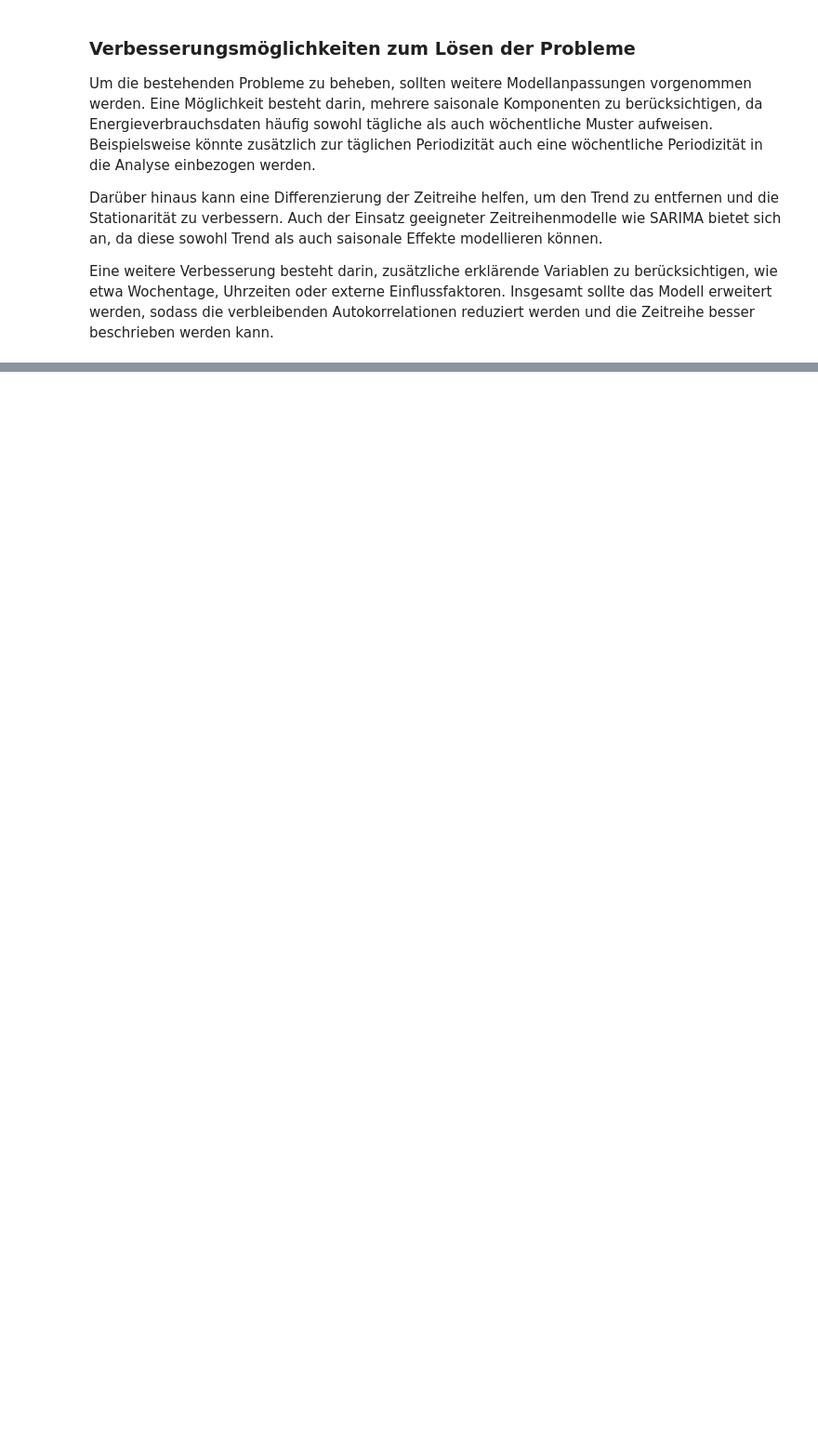
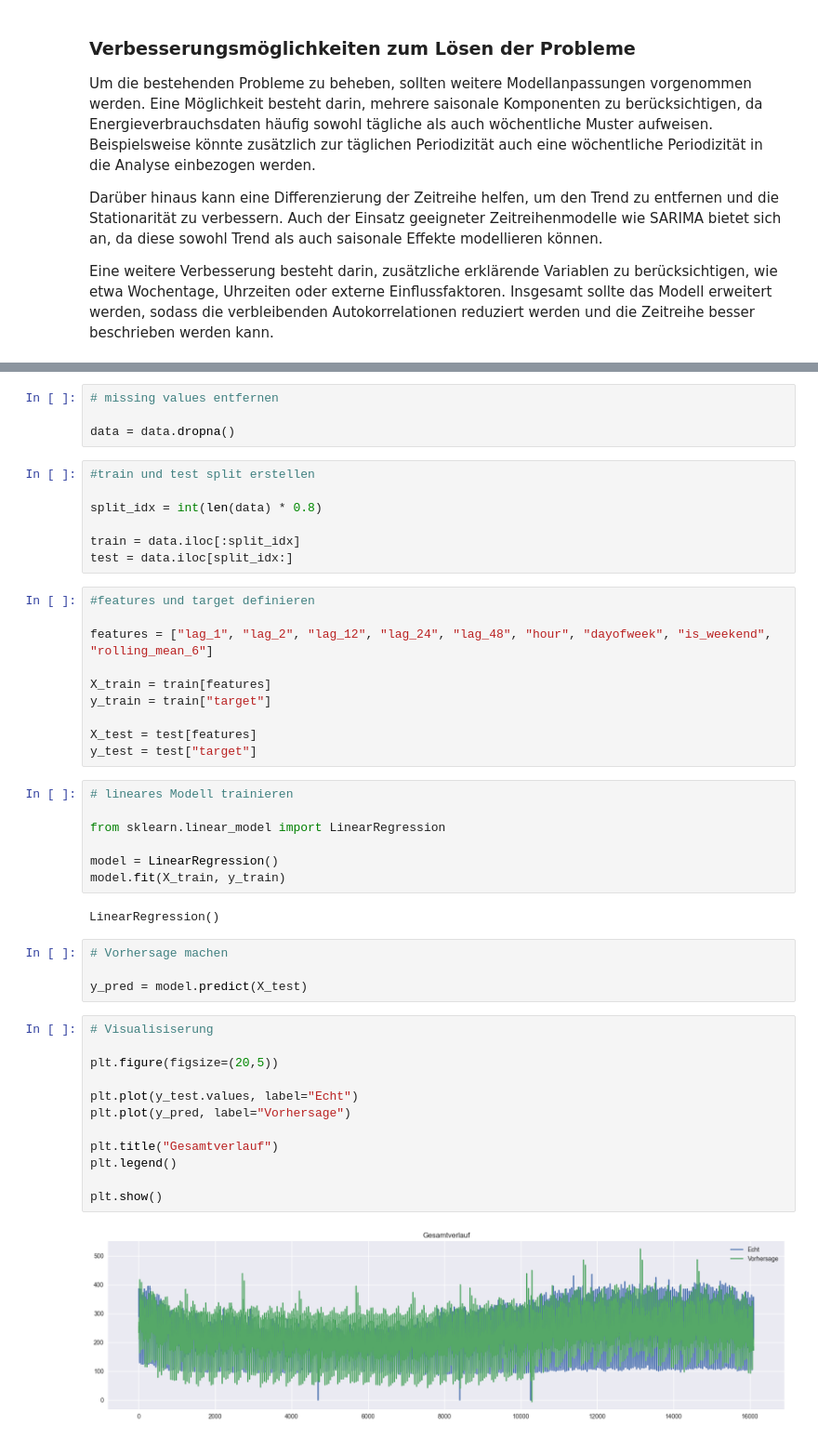
Before and after one commit to NicoBrn03/DaBi-Projektarbeit, a Jupyter notebook: Arbeitsblatt 1 .ipynb, the cells around one changed output, grey strips where cells are left out. Shown at 93% size. Saved outputs shown, nothing was run; the diff lists cells and outputs as text; blank space fills up the shorter version.

```diff
--- a/Arbeitsblatt 1 .ipynb
+++ b/Arbeitsblatt 1 .ipynb
@@ -111,0 +133,48 @@ Eine weitere Verbesserung besteht darin, zusätzliche erklärende Variablen zu b
+# %%
+# missing values entfernen
+
+data = data.dropna()
+# %%
+#train und test split erstellen
+
+split_idx = int(len(data) * 0.8)
+
+train = data.iloc[:split_idx]
+test = data.iloc[split_idx:]
+# %%
+#features und target definieren
+
+features = ["lag_1", "lag_2", "lag_12", "lag_24", "lag_48", "hour", "dayofweek", "is_weekend", "rolling_mean_6"]
+
+X_train = train[features]
+y_train = train["target"]
+
+X_test = test[features]
+y_test = test["target"]
+# %%
+# lineares Modell trainieren
+
+from sklearn.linear_model import LinearRegression
+
+model = LinearRegression()
+model.fit(X_train, y_train)
+# %% [output]
+LinearRegression()
+# %%
+# Vorhersage machen
+
+y_pred = model.predict(X_test)
+# %%
+# Visualisiserung
+
+plt.figure(figsize=(20,5))
+
+plt.plot(y_test.values, label="Echt")
+plt.plot(y_pred, label="Vorhersage")
+
+plt.title("Gesamtverlauf")
+plt.legend()
+
+plt.show()
+# %% [output]
+[figure, added]
```
Also changed, not shown: parts of 19 cells of this notebook.
